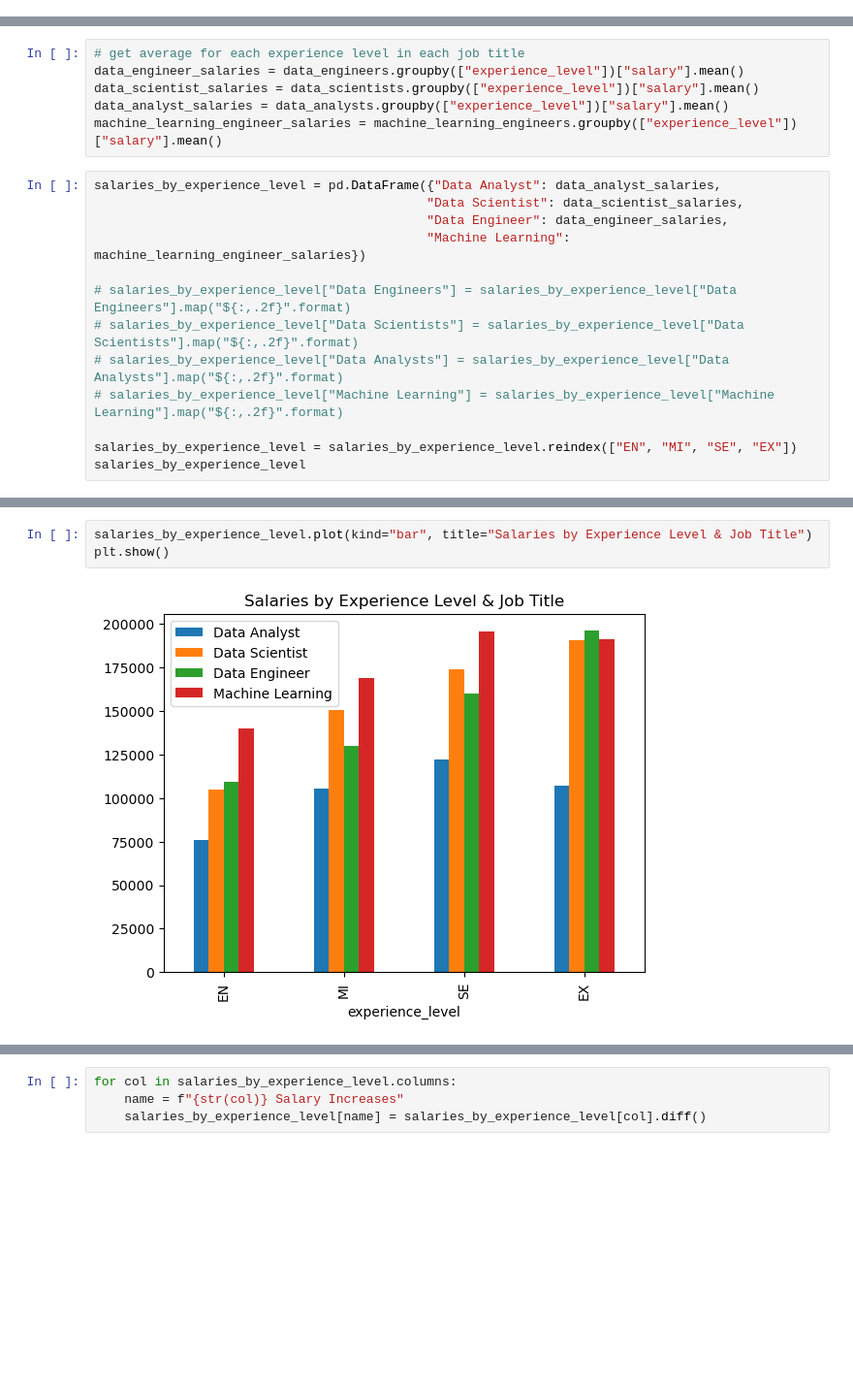
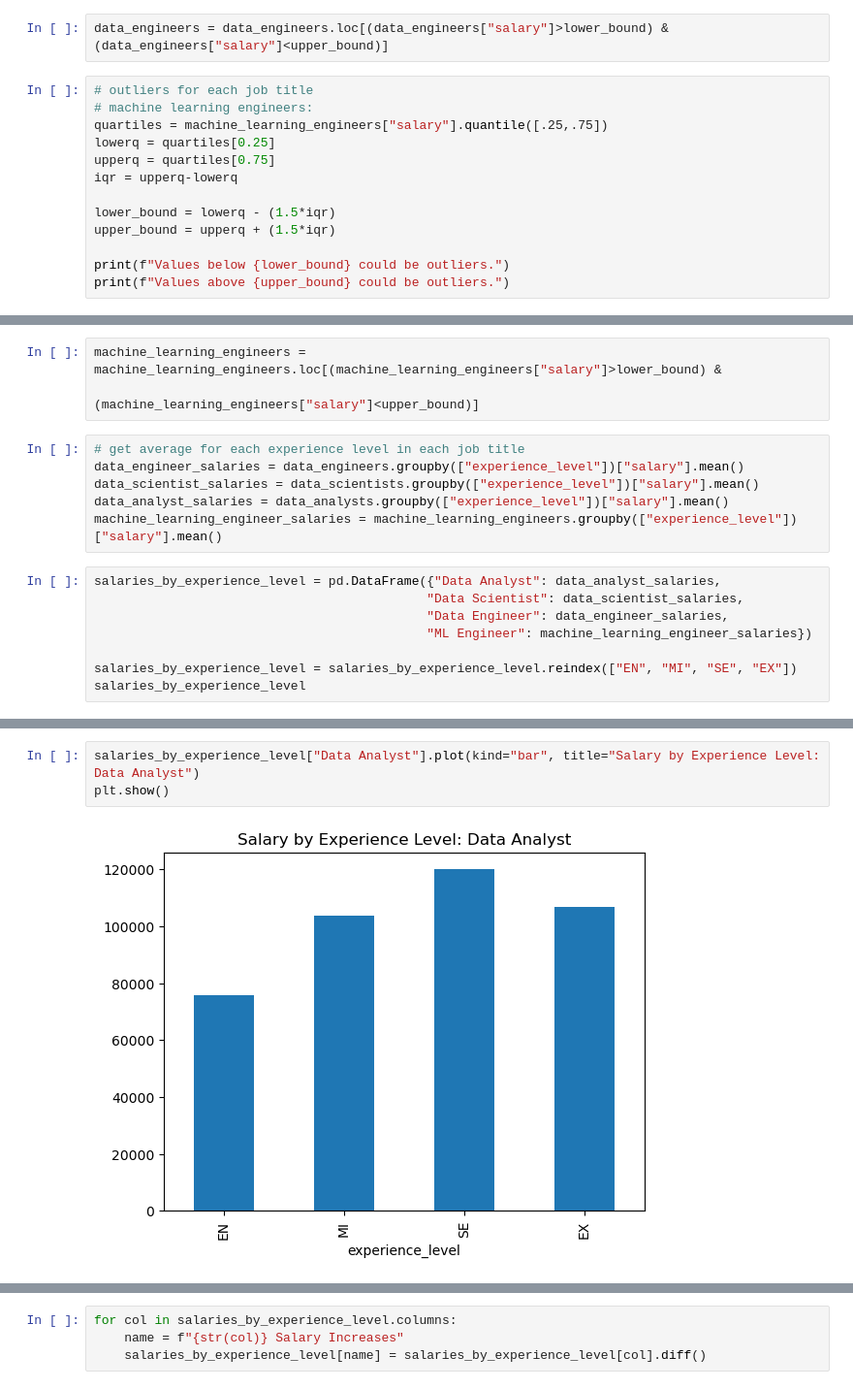
Before and after one commit to christian-a-smith/project-1, a Jupyter notebook: Experience Levels/experience_levels.ipynb, the cells around one changed output, grey strips where cells are left out. Shown at 97% size. Saved outputs shown, nothing was run; the diff lists cells and outputs as text; blank space fills up the shorter version.

```diff
--- a/Experience Levels/experience_levels.ipynb
+++ b/Experience Levels/experience_levels.ipynb
@@ -58,0 +75,15 @@ data_engineers
+# %%
+data_engineers = data_engineers.loc[(data_engineers["salary"]>lower_bound) & (data_engineers["salary"]<upper_bound)]
+# %%
+# outliers for each job title
+# machine learning engineers:
+quartiles = machine_learning_engineers["salary"].quantile([.25,.75])
+lowerq = quartiles[0.25]
+upperq = quartiles[0.75]
+iqr = upperq-lowerq
+
+lower_bound = lowerq - (1.5*iqr)
+upper_bound = upperq + (1.5*iqr)
+
+print(f"Values below {lower_bound} could be outliers.")
+print(f"Values above {upper_bound} could be outliers.")
@@ -59,3 +93,6 @@ data_engineers
+# %%
+machine_learning_engineers = machine_learning_engineers.loc[(machine_learning_engineers["salary"]>lower_bound) &
+                                                            (machine_learning_engineers["salary"]<upper_bound)]
 # %%
 # get average for each experience level in each job title
 data_engineer_salaries = data_engineers.groupby(["experience_level"])["salary"].mean()
@@ -66,12 +103,7 @@ machine_learning_engineer_salaries = machine_learning_engineers.groupby(["experi
 salaries_by_experience_level = pd.DataFrame({"Data Analyst": data_analyst_salaries,
                                             "Data Scientist": data_scientist_salaries,
                                             "Data Engineer": data_engineer_salaries,
-                                            "Machine Learning": machine_learning_engineer_salaries})
-
-# salaries_by_experience_level["Data Engineers"] = salaries_by_experience_level["Data Engineers"].map("${:,.2f}".format)
-# salaries_by_experience_level["Data Scientists"] = salaries_by_experience_level["Data Scientists"].map("${:,.2f}".format)
-# salaries_by_experience_level["Data Analysts"] = salaries_by_experience_level["Data Analysts"].map("${:,.2f}".format)
-# salaries_by_experience_level["Machine Learning"] = salaries_by_experience_level["Machine Learning"].map("${:,.2f}".format)
+                                            "ML Engineer": machine_learning_engineer_salaries})
 
 salaries_by_experience_level = salaries_by_experience_level.reindex(["EN", "MI", "SE", "EX"])
 salaries_by_experience_level
@@ -85,5 +117,5 @@ salaries_by_experience_level
 # %%
-salaries_by_experience_level.plot(kind="bar", title="Salaries by Experience Level & Job Title")
+salaries_by_experience_level["Data Analyst"].plot(kind="bar", title="Salary by Experience Level: Data Analyst")
 plt.show()
 # %% [output]
-[figure, old version]
+[figure, new version]
```
Also changed, not shown: parts of 18 cells of this notebook, 1 other file.
